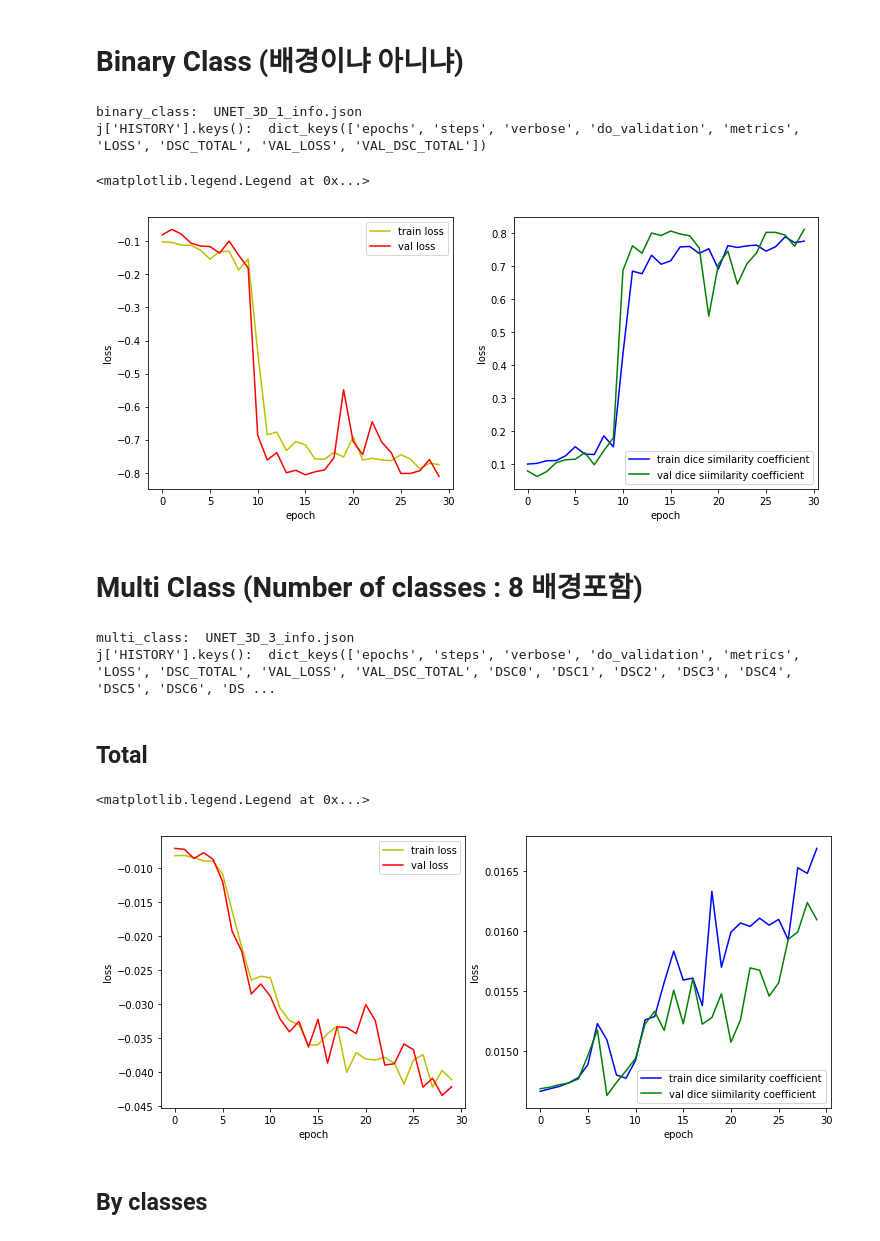
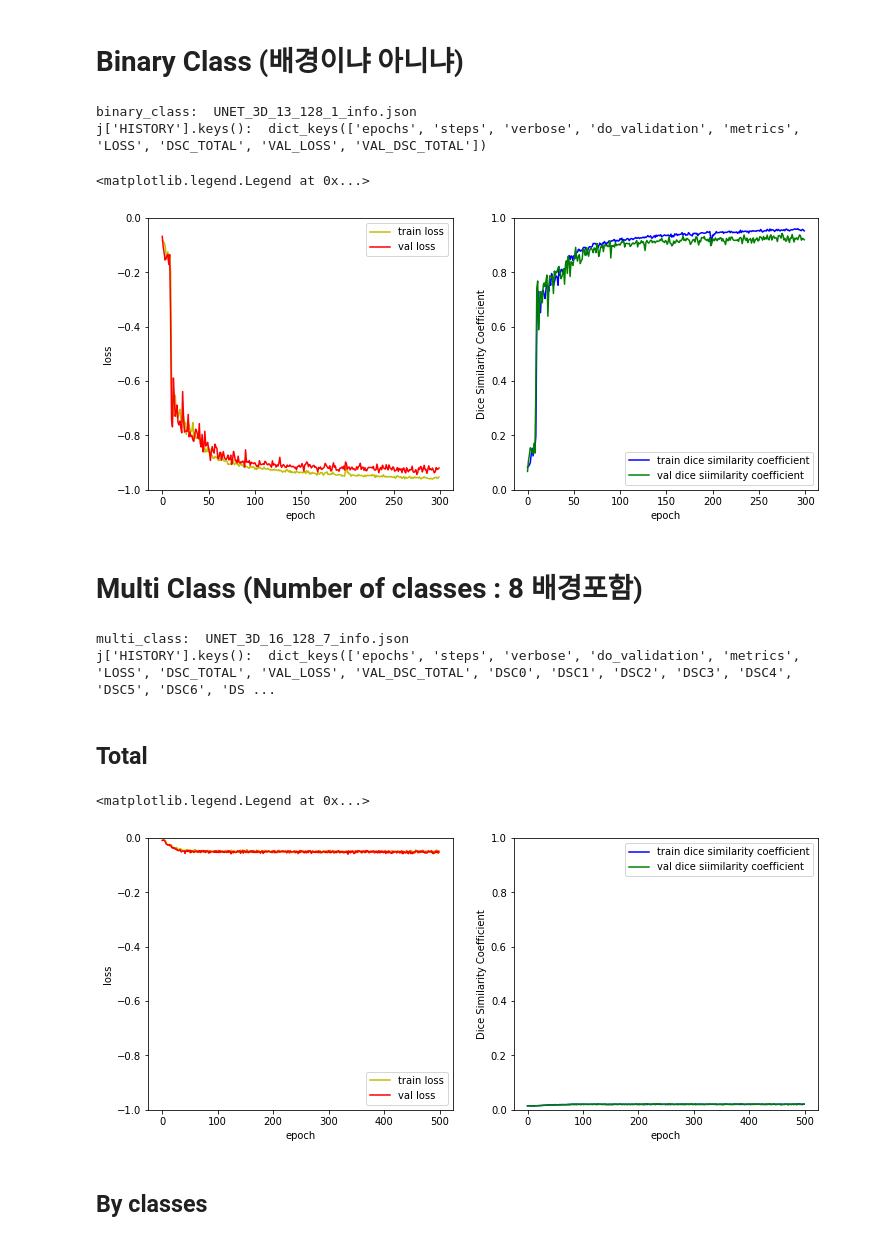
Before and after one commit to TooTouch/3D_CoordConv_Segmentation, a Jupyter notebook: ipynb/Model evaluation.ipynb, the cells around one changed output. Drawn from its saved outputs; the diff is of its cells as text; code cells hidden in the pictures.

```diff
--- a/ipynb/Model evaluation.ipynb
+++ b/ipynb/Model evaluation.ipynb
@@ -17,14 +31,14 @@ log_list
 # %% [markdown]
 # Binary Class (배경이냐 아니냐)
 # %%
-binary_class = log_list[3]
+binary_class = log_list[4]
 print('binary_class: ',binary_class)
 
 f = open(os.path.join(log_dir,binary_class))
 j = json.load(f)
 print("j['HISTORY'].keys(): ",j['HISTORY'].keys())
 # %% [output]
-binary_class:  UNET_3D_1_info.json
+binary_class:  UNET_3D_13_128_1_info.json
 j['HISTORY'].keys():  dict_keys(['epochs', 'steps', 'verbose', 'do_validation', 'metrics', 'LOSS', 'DSC_TOTAL', 'VAL_LOSS', 'VAL_DSC_TOTAL'])
 # %%
 fig, ax = plt.subplots(1,2, figsize=(12,5))
@@ -32,46 +46,50 @@ ax[0].plot(j['HISTORY']['LOSS'], 'y', label='train loss')
 ax[0].plot(j['HISTORY']['VAL_LOSS'], 'r', label='val loss')
 ax[0].set_xlabel('epoch')
 ax[0].set_ylabel('loss')
+ax[0].set_ylim([-1,0])
 ax[0].legend(loc='upper right')
 
 ax[1].plot(j['HISTORY']['DSC_TOTAL'], 'b', label='train dice similarity coefficient')
 ax[1].plot(j['HISTORY']['VAL_DSC_TOTAL'], 'g', label='val dice siimilarity coefficient')
 ax[1].set_xlabel('epoch')
-ax[1].set_ylabel('loss')
+ax[1].set_ylabel('Dice Similarity Coefficient')
+ax[1].set_ylim([0,1])
 ax[1].legend(loc='lower right')
 # %% [output]
 <matplotlib.legend.Legend at 0x...>
-[figure, old version]
+[figure, new version]
 # %% [markdown]
 # Multi Class (Number of classes : 8 배경포함)
 # %%
-multi_class = log_list[5]
+multi_class = 'UNET_3D_16_128_7_info.json'
 print('multi_class: ',multi_class)
 
 f = open(os.path.join(log_dir,multi_class))
 j = json.load(f)
 print("j['HISTORY'].keys(): ",j['HISTORY'].keys())
 # %% [output]
-multi_class:  UNET_3D_3_info.json
+multi_class:  UNET_3D_16_128_7_info.json
 j['HISTORY'].keys():  dict_keys(['epochs', 'steps', 'verbose', 'do_validation', 'metrics', 'LOSS', 'DSC_TOTAL', 'VAL_LOSS', 'VAL_DSC_TOTAL', 'DSC0', 'DSC1', 'DSC2', 'DSC3', 'DSC4', 'DSC5', 'DSC6', 'DS ...
 # %% [markdown]
 ## Total
 # %%
 fig, ax = plt.subplots(1,2, figsize=(12,5))
 ax[0].plot(j['HISTORY']['LOSS'], 'y', label='train loss')
 ax[0].plot(j['HISTORY']['VAL_LOSS'], 'r', label='val loss')
 ax[0].set_xlabel('epoch')
 ax[0].set_ylabel('loss')
-ax[0].legend(loc='upper right')
+ax[0].set_ylim([-1,0])
+ax[0].legend(loc='lower right')
 
 ax[1].plot(j['HISTORY']['DSC_TOTAL'], 'b', label='train dice similarity coefficient')
 ax[1].plot(j['HISTORY']['VAL_DSC_TOTAL'], 'g', label='val dice siimilarity coefficient')
 ax[1].set_xlabel('epoch')
-ax[1].set_ylabel('loss')
-ax[1].legend(loc='lower right')
+ax[1].set_ylabel('Dice Similarity Coefficient')
+ax[1].set_ylim([0,1])
+ax[1].legend(loc='upper right')
 # %% [output]
 <matplotlib.legend.Legend at 0x...>
-[figure, old version]
+[figure, new version]
 # %% [markdown]
 ## By classes
 # %%
```
Also changed, not shown: parts of 24 cells of this notebook, 34 other files.
